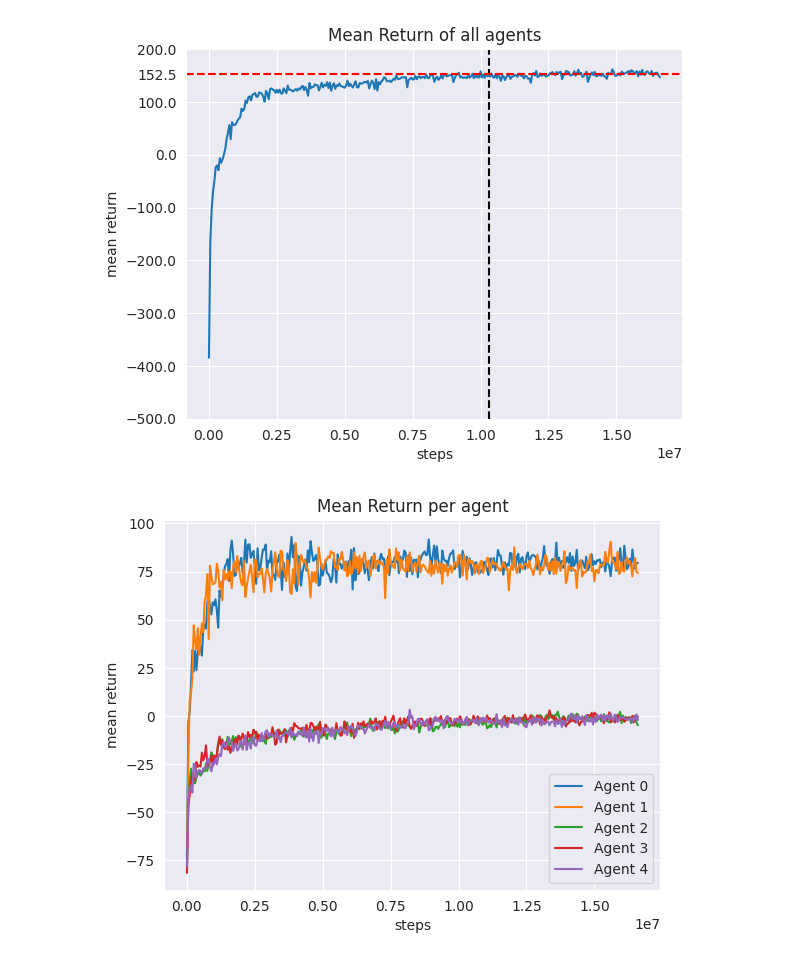
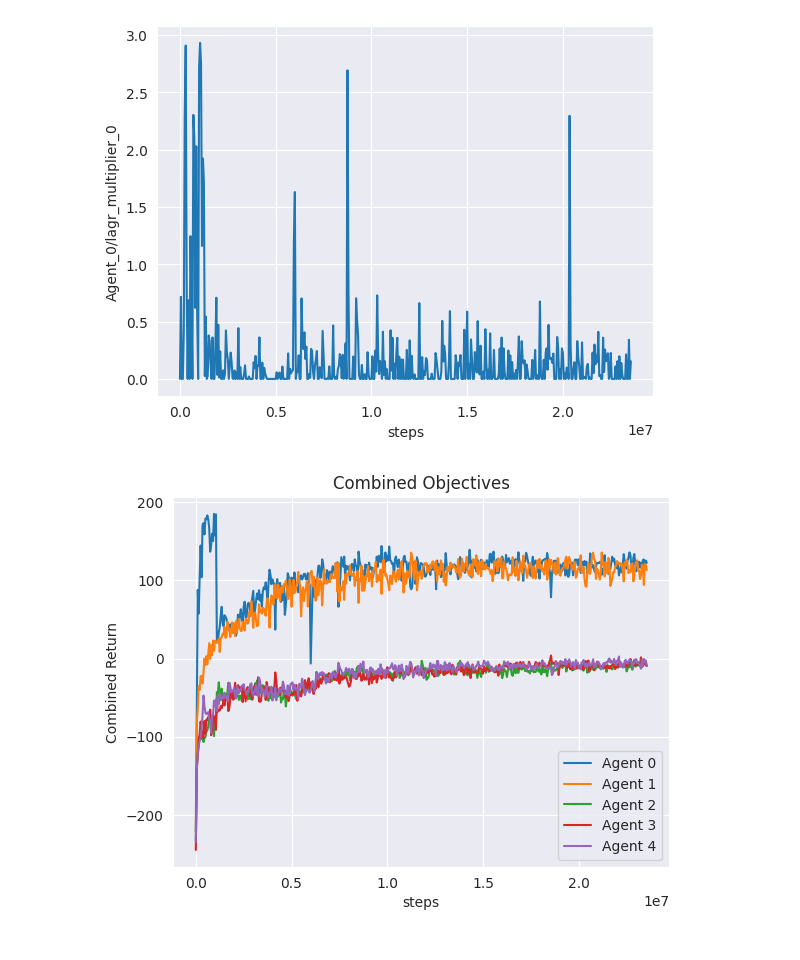
Before and after one commit to maymac00/EPyMARL_EGG, a Jupyter notebook: see_policies.py.ipynb, the cells around one changed output. Cells and saved outputs as stored; diff of their text form; code cells hidden in the pictures.

```diff
--- a/see_policies.py.ipynb
+++ b/see_policies.py.ipynb
@@ -40,15 +40,23 @@ def get_metrics(path):
     metrics = json.load(open(path+"/metrics.json"))
     return metrics
 
+def plot_metric(key, metrics, title=""):
+    steps = metrics[key]["steps"]
+    values = metrics[key]["values"]
+    plt.plot(steps, values)
+    plt.xlabel("steps")
+    plt.ylabel(key)
+    plt.title(title)
+
 def plot_mean_return(metrics, title="Mean Return of all agents"):
     steps = metrics["total_return_mean"]["steps"]
     mean_return = np.array(metrics["total_return_mean"]["values"])
-
-    plateau = find_plateau_timestep(mean_return, window=100, threshold=0.1)
+    window = 100
+    plateau = find_plateau_timestep(mean_return, window=window, threshold=0.1)
     if plateau != -1:
         plateau_step = steps[plateau]
         plt.axvline(plateau_step, color="black", linestyle="--", label=f"Plateau at {plateau_step}")
-    avg = mean_return[-100:].mean()
+    avg = mean_return[-window:].mean()
     plt.plot(steps, mean_return)
     plt.axhline(avg, color="red", linestyle="--", label=f"Last 100 steps avg: {avg:.2f}")
     # add avg to yticks
@@ -104,6 +112,23 @@ def plot_ethical_objective_per_agent(metrics, title="Ethical Objective per agent
         plt.legend()
         ag += 1
 
+def plot_combined_objectives_per_agent(metrics, we, title="Combined Objectives"):
+    steps = metrics["agent_0_objective_0_return_mean"]["steps"]
+    ag = 0
+    while True:
+        try:
+            values = np.array(metrics[f"agent_{ag}_objective_0_return_mean"]["values"]) + we*np.array(metrics[f"agent_{ag}_objective_1_return_mean"]["values"])
+        except:
+            break
+        plt.plot(steps, values, label=f"Agent {ag}")
+        ag += 1
+    plt.xlabel("steps")
+    plt.ylabel("Combined Return")
+    plt.title(title)
+    plt.legend()
+    plt.show()
+
+
 def plot_grad_norm(metrics, tittle="Grad norm"):
     steps = metrics["agent_grad_norm"]["steps"]
     values = metrics["agent_grad_norm"]["values"]
@@ -112,6 +137,7 @@ def plot_grad_norm(metrics, tittle="Grad norm"):
     plt.ylabel("grad norm")
     plt.title(tittle)
 # %%
-metrics = get_metrics("beegfs/EPyMARL/sacred/mappo/MultiAgentEthicalGathering-large-v1/3")
-plot_mean_return(metrics)
+metrics = get_metrics("beegfs/EPyMARL/sacred/lippo_egg/MultiAgentEthicalGathering-large-mo-v1/4")
+#plot_mean_return(metrics)
+metrics.keys()
 # %% [output]
@@ -119,11 +145,11 @@ plot_mean_return(metrics)
 # %%
-plot_mean_return(metrics)
+plot_metric("Agent_0/lagr_multiplier_0",metrics)
 # %% [output]
-[figure, old version]
+[figure, new version]
 # %%
-plot_all_agents_mean_return(metrics)
+plot_combined_objectives_per_agent(metrics,3)
 # %% [output]
-[figure, old version]
+[figure, new version]
 # %%
 plot_grad_norm(metrics)
 # %% [output]
```
Also changed, not shown: parts of 2 cells of this notebook, 3 other files.
